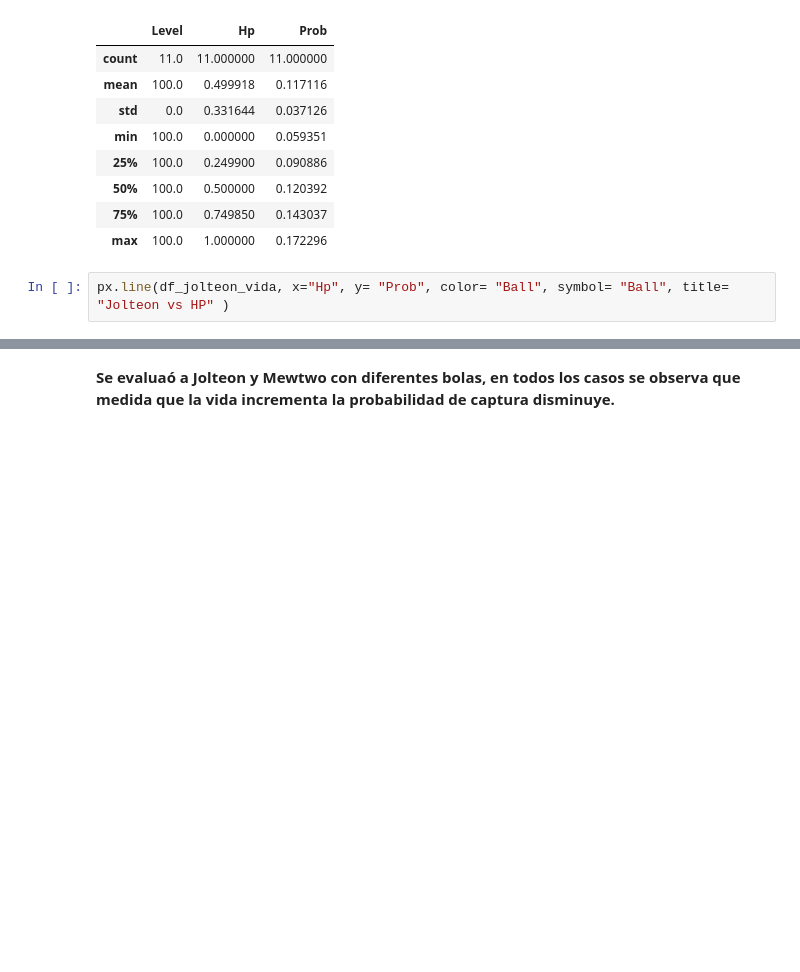
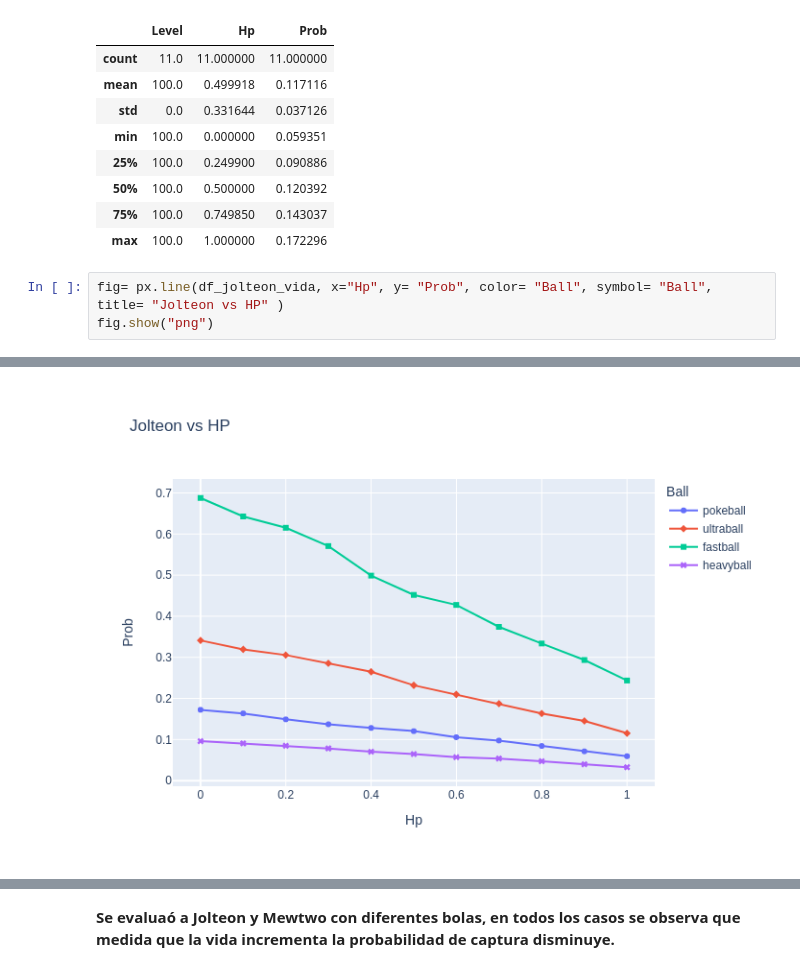
Before and after one commit to nurbano/sia, a Jupyter notebook: tp0/TP0_análisis_de_datos.ipynb, the cells around one changed output, grey strips where cells are left out. Drawn from its saved outputs; the diff is of its cells as text; blank space fills up the shorter version.

```diff
--- a/tp0/TP0_análisis_de_datos.ipynb
+++ b/tp0/TP0_análisis_de_datos.ipynb
@@ -241,5 +245,6 @@ Boolean Series key will be reindexed to match DataFrame index.
 | 75% | 100.0 | 0.749850 | 0.143037 |
 | max | 100.0 | 1.000000 | 0.172296 |
 # %%
-px.line(df_jolteon_vida, x="Hp", y= "Prob", color= "Ball", symbol= "Ball", title= "Jolteon vs HP" )
+fig= px.line(df_jolteon_vida, x="Hp", y= "Prob", color= "Ball", symbol= "Ball", title= "Jolteon vs HP" )
+fig.show("png")
 # %% [output]
@@ -247 +251,2 @@ px.line(df_jolteon_vida, x="Hp", y= "Prob", color= "Ball", symbol= "Ball", title
+[figure, added]
 # %%
```
Also changed, not shown: parts of 14 cells of this notebook, 2 other files.
